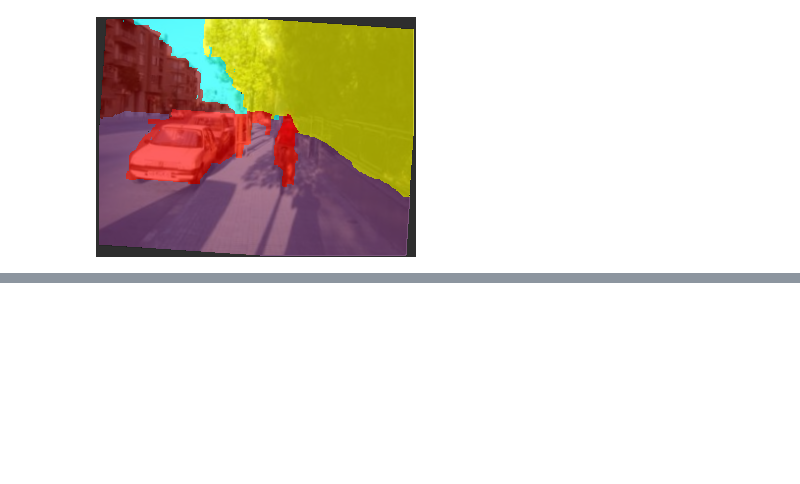
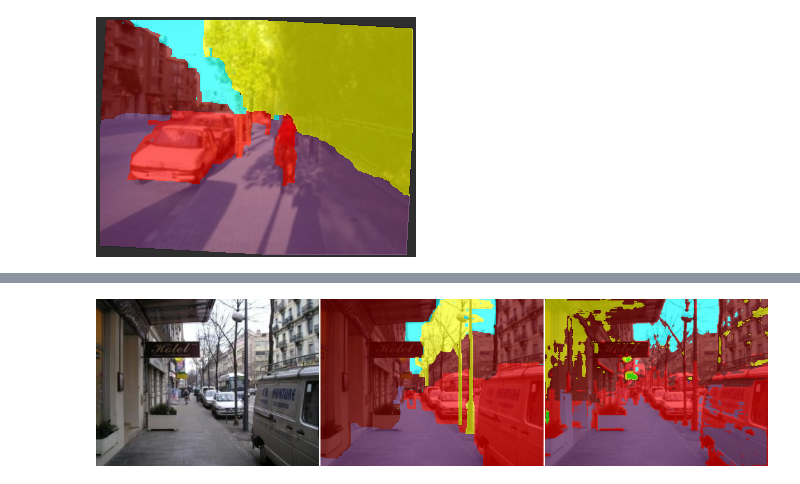
Before and after one commit to shrubb/integral-layer, a Jupyter notebook: Segmentation.ipynb, the cells around one changed output, grey strips where cells are left out. Cells and saved outputs as stored; diff of their text form; code cells hidden in the pictures; blank space fills up the shorter version.

```diff
--- a/Segmentation.ipynb
+++ b/Segmentation.ipynb
@@ -287,7 +342,7 @@ end
 # %%
 function predict(net, example)
-    local pred = net:forward(example)
-    return select(2, pred:view(240, 320, 8):max(3)):squeeze()
+    local pred = net:forward(example:type(net:type()))
+    return select(2, pred:view(240, 320, 8):max(3)):squeeze():float()
 end
 # %%
 function comparePredictions(img, labels, net, omitOriginal)
@@ -313,6 +368,11 @@ function comparePredictions(img, labels, net, omitOriginal)
 
     return retval
 end
+# %%
+local k = 694
+itorch.image(comparePredictions(images[k], labels[k], net))
+# %% [output]
+[figure, added]
 # %%
 for i = 1,40 do
     local k = torch.random(715)
```
Also changed, not shown: parts of 8 cells of this notebook, 2 other files.
